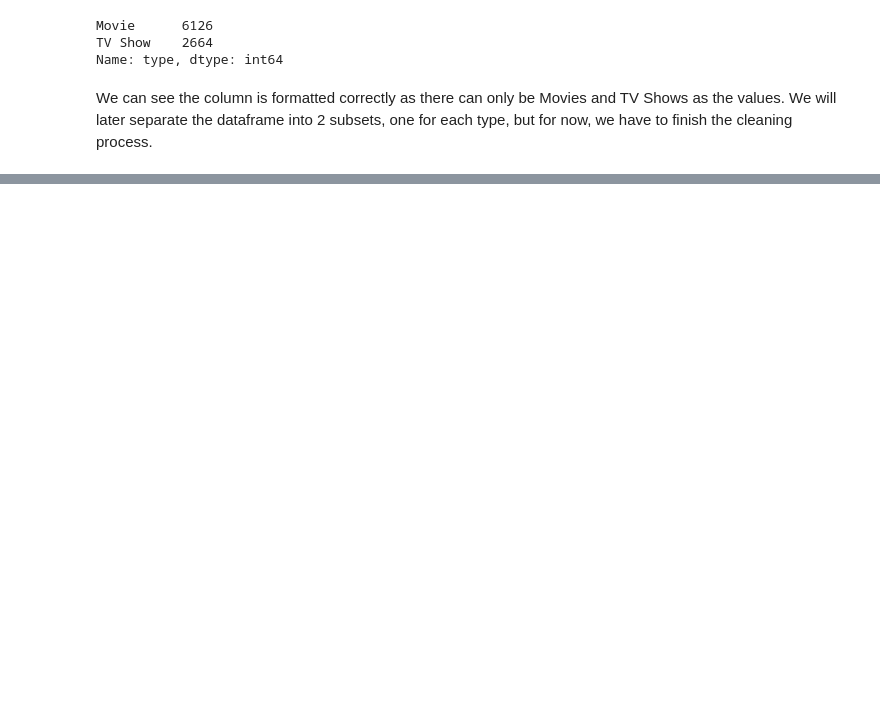
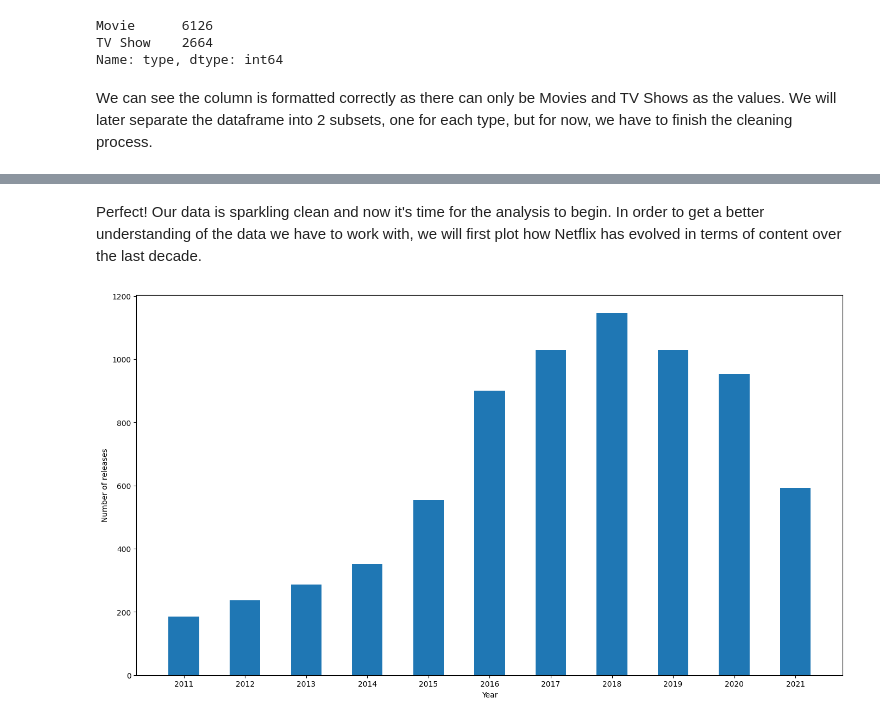
Before and after one commit to Narcis2151/NetflixAnalysis, a Jupyter notebook: analysis.ipynb, the cells around one changed output, grey strips where cells are left out. Cells and saved outputs as stored; diff of their text form; code cells hidden in the pictures; blank space fills up the shorter version.

Commit message:
Almost finished analysis and visualization

```diff
--- a/analysis.ipynb
+++ b/analysis.ipynb
@@ -232,0 +376,13 @@ We'll now take a look at the "country" column:
+# %% [markdown]
+Perfect! Our data is sparkling clean and now it's time for the analysis to begin. In order to get a better understanding of the data we have to work with, we will first plot how Netflix has evolved in terms of content over the last decade.
+# %%
+fig = plt.figure(figsize=(13, 7))
+releases = netflix[netflix.release_year >= 2011].release_year.value_counts().sort_index()
+ax = fig.add_axes([0,0,1,1])
+ax.bar(np.arange(2011, 2022), releases, width=0.5)
+ax.set_xticks(np.arange(2011, 2022))
+ax.set_xlabel('Year')
+ax.set_ylabel('Number of releases')
+plt.show()
+# %% [output]
+[figure, added]
```
Also changed, not shown: parts of 46 cells of this notebook.
